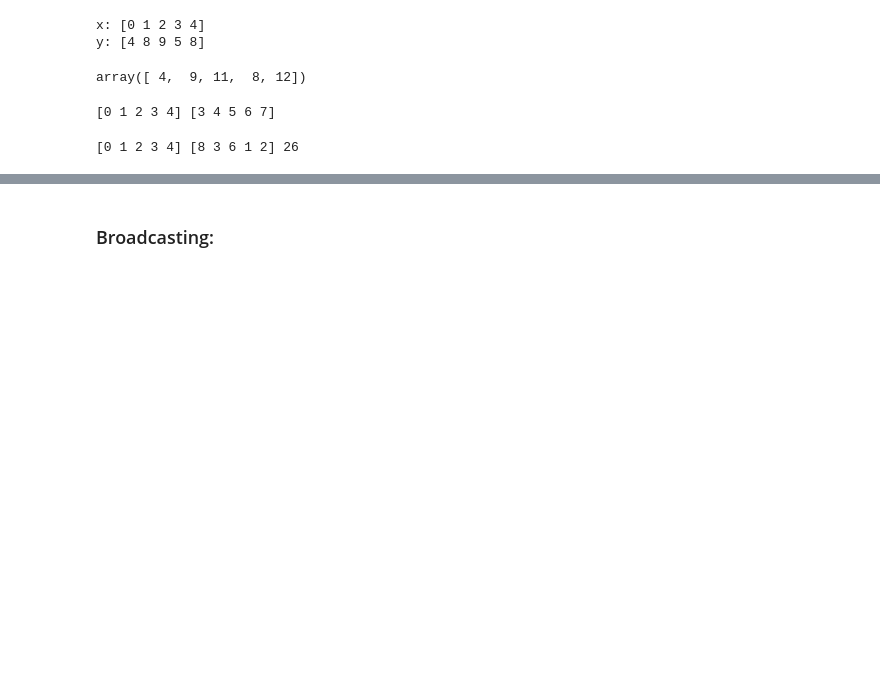
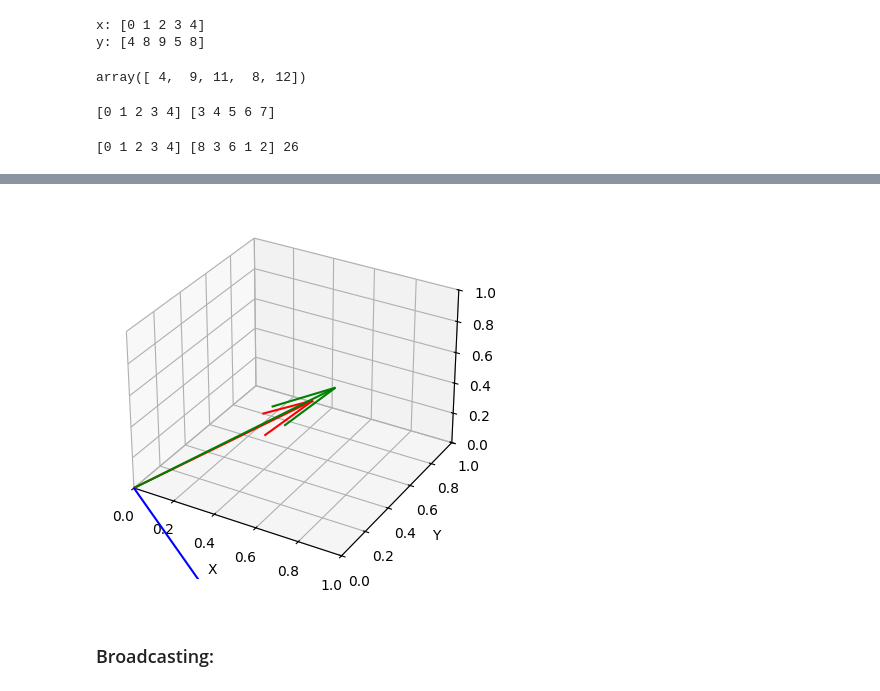
Before and after one commit to ramav87/Introduction-to-Python, a Jupyter notebook: Notebooks/02_numpy.ipynb, the cells around one changed output, grey strips where cells are left out. Drawn from its saved outputs; the diff is of its cells as text; code cells hidden in the pictures; blank space fills up the shorter version.

```diff
--- a/Notebooks/02_numpy.ipynb
+++ b/Notebooks/02_numpy.ipynb
@@ -209,7 +329,7 @@ print(x,y,np.dot(x,y))
 #cross product
 v1 = [0.5, 1.4, 0.1]
 v2 = [0.9, 1.2, 0.6]
-v3 = np.cross(x,y)
+v3 = np.cross(v1,v2)
 
 #Here's how we can plot them - ignore this code's operations for now.
 import matplotlib.pyplot as plt
@@ -227,9 +347,9 @@ ax.quiver(*origin, *v2, color='g', length=1, normalize=True)
 ax.quiver(*origin, *v3, color='b', length=1, normalize=True)
 
 # Set the limits of the plot
-ax.set_xlim([0, 2])
-ax.set_ylim([0, 2])
-ax.set_zlim([0, 2])
+ax.set_xlim([0, 1])
+ax.set_ylim([0, 1])
+ax.set_zlim([0, 1])
 
 # Label the axes
 ax.set_xlabel('X')
@@ -243,3 +361,4 @@ plt.show()
+[figure, added]
 # %% [markdown]
 ### Broadcasting:
 # %%
```
Also changed, not shown: parts of 18 cells of this notebook.
